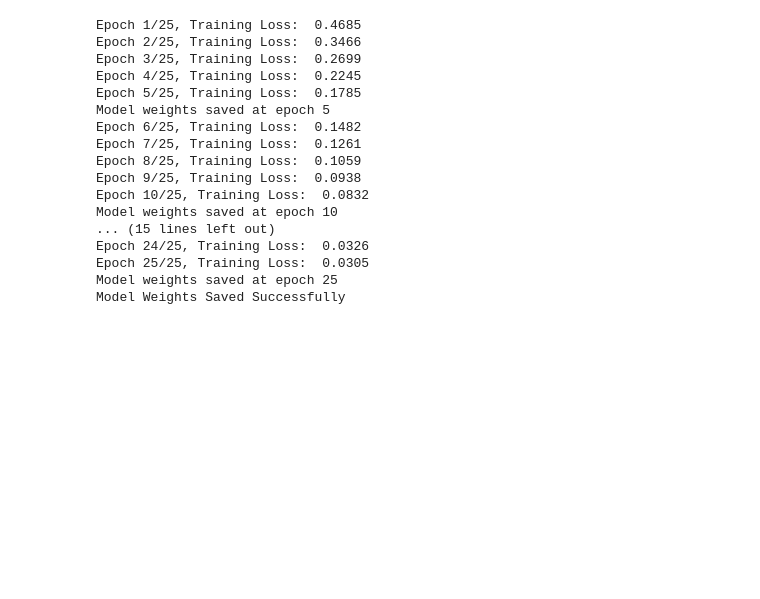
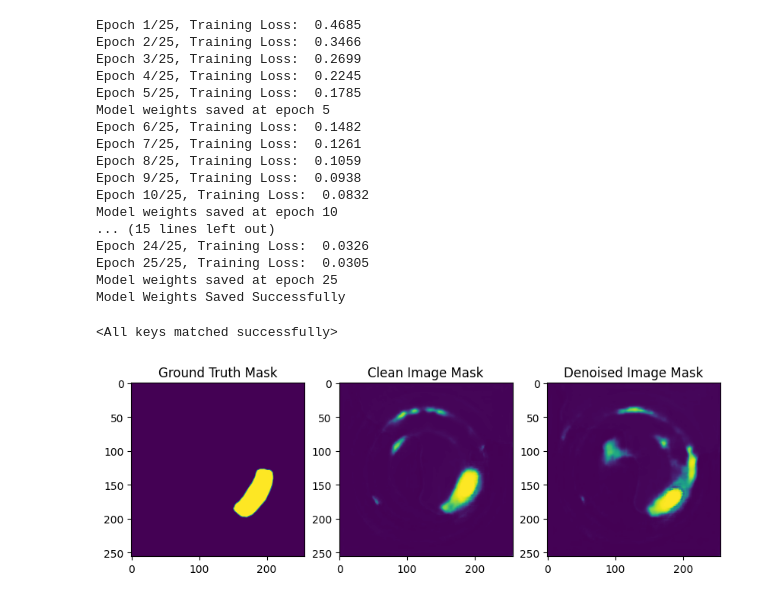
Before and after one commit to gokulmk-12/KLA-Denoising-DLI, a Jupyter notebook: models/MaskSeg.ipynb, the cells around one changed output. Drawn from its saved outputs; the diff is of its cells as text; code cells hidden in the pictures; blank space fills up the shorter version.

```diff
--- a/models/MaskSeg.ipynb
+++ b/models/MaskSeg.ipynb
@@ -150,7 +145,39 @@ Epoch 24/25, Training Loss:  0.0326
 Epoch 25/25, Training Loss:  0.0305
 Model weights saved at epoch 25
 Model Weights Saved Successfully
+# %%
+from networks import RIDNet
+
+unetmodel_path = torch.load("saved_models/unet_model.pth")
+unetmodel.load_state_dict(unetmodel_path)
+
+ridnetmodel_path = torch.load("saved_models/ridnet_model.pth")
+ridnet = RIDNet()
+ridnet.load_state_dict(ridnetmodel_path)
+# %% [output]
+<All keys matched successfully>
 # %%
 Xval, yVal = next(iter(trainLoader))
 
 yValPred = unetmodel(Xval[0:8, :, :, :])
+# %%
+noiseImg = Transform(Image.open("dataset/data/Train/003.png"))
+cleanImg = Transform(Image.open("dataset/label/Train/003.png"))
+maskImg = Transform(Image.open("dataset/mask/Train/003.png"))
+# %%
+denoisedImg = ridnet(noiseImg.unsqueeze(0))
+cleanImgMask = unetmodel(cleanImg.unsqueeze(0))
+denoisedImgMask = unetmodel(denoisedImg)
+# %%
+_, ax = plt.subplots(1, 3, figsize=(10, 8))
+
+ax[0].imshow(maskImg.detach().numpy().transpose(1, 2, 0))
+ax[0].set_title("Ground Truth Mask")
+ax[1].imshow(torch.sigmoid(cleanImgMask).squeeze().detach().numpy())
+ax[1].set_title("Clean Image Mask")
+ax[2].imshow(torch.sigmoid(denoisedImgMask).squeeze().detach().numpy())
+ax[2].set_title("Denoised Image Mask")
+
+plt.show();
+# %% [output]
+[figure, added]
```
Also changed, not shown: parts of 4 cells of this notebook, 4 other files.
